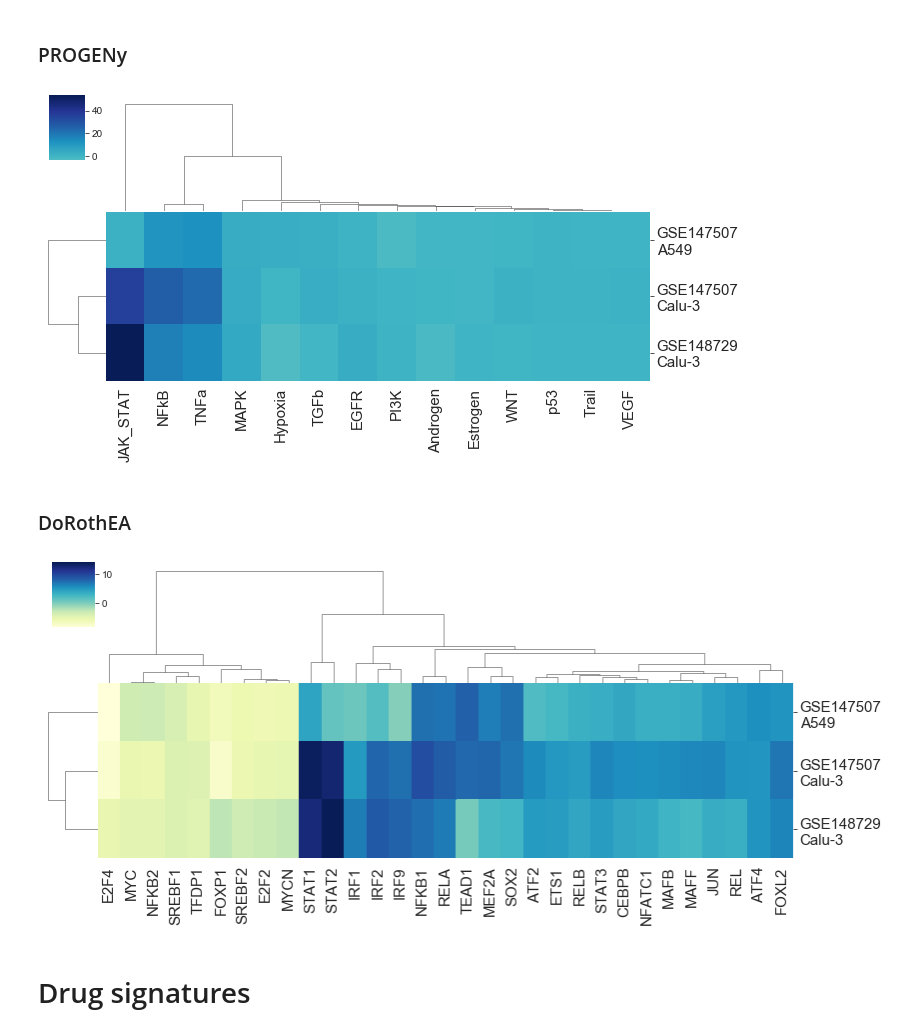
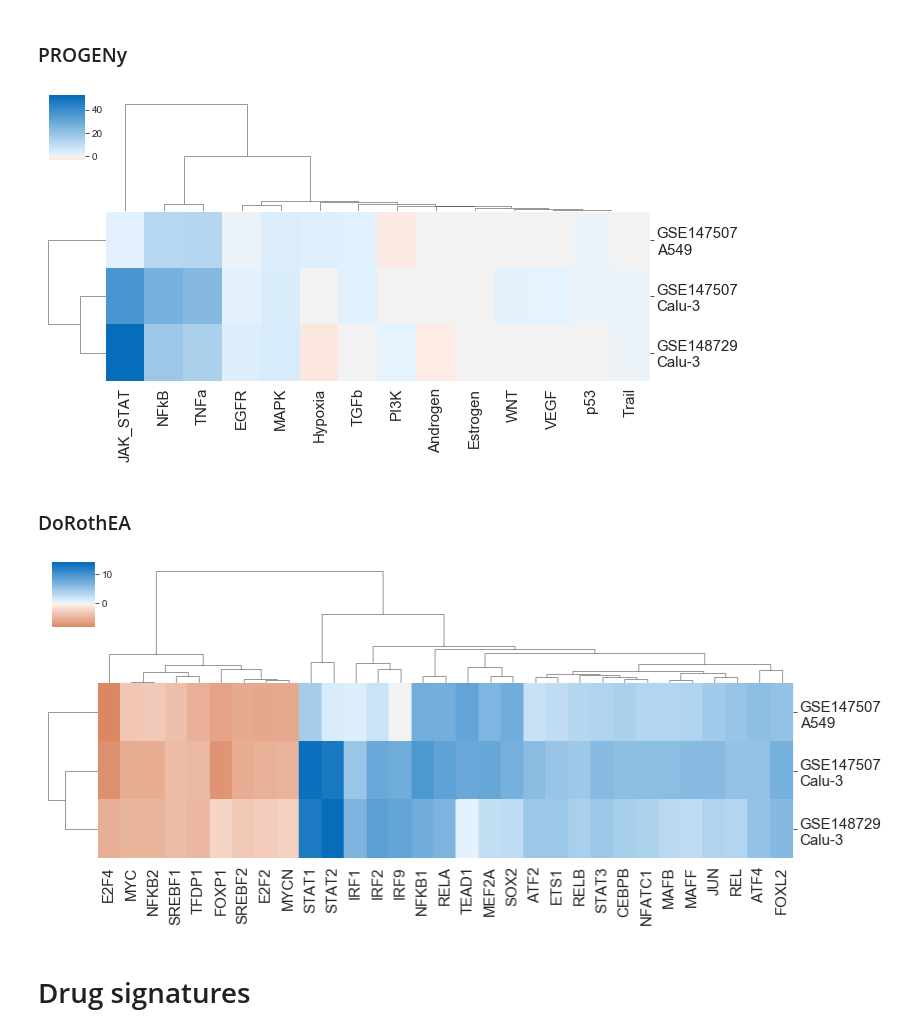
Before and after one commit to comp-sys-pharm/SARS-CoV-2-cholesterol, a Jupyter notebook: notebooks/2_Functional_analysis_of_virus_and_drug_signatures.ipynb, the cells around one changed output. Drawn from its saved outputs; the diff is of its cells as text; code cells hidden in the pictures.

```diff
--- a/notebooks/2_Functional_analysis_of_virus_and_drug_signatures.ipynb
+++ b/notebooks/2_Functional_analysis_of_virus_and_drug_signatures.ipynb
@@ -19,0 +35,3 @@ sns.set_style("whitegrid")
+# %%
+custom_palette = sns.diverging_palette(19, 250, sep=5, s = 99, as_cmap=True, center = 'light', l = 45)
+custom_palette_notcmap = sns.diverging_palette(19, 250, sep=5, s = 99, center = 'light', l = 45, n= 7)
@@ -31,12 +70,12 @@ virus_pathways = pd.read_csv('../results/microarray_and_rnaseq_progeny_z_biocond
 virus_pathways = virus_pathways[samples]
 virus_pathways.columns = ['GSE147507 A549', 'GSE147507 Calu-3', 'GSE148729 Calu-3']
 # %%
-g = sns.clustermap(virus_pathways.T,cmap='YlGnBu', figsize=(10,5), dendrogram_ratio=(.1, .4), center = 0)
+g = sns.clustermap(virus_pathways.T,cmap=custom_palette, figsize=(10,5), dendrogram_ratio=(.1, .4), center = 0)
 g.ax_heatmap.set_xticklabels(g.ax_heatmap.get_xmajorticklabels(), fontsize = 15)
 g.ax_heatmap.set_yticklabels((textwrap.fill(y.get_text(), 9) for y in g.ax_heatmap.get_ymajorticklabels()),
                              fontsize = 15)
 plt.show()
 # %% [output]
-[figure, old version]
+[figure, new version]
 # %% [markdown]
 ### DoRothEA
@@ -50,14 +87,14 @@ virus_tf_activities.index = ['GSE147507 A549', 'GSE147507 Calu-3', 'GSE148729 Ca
 # %%
 changed_tfs = virus_tf_activities.columns[virus_tf_activities.abs().mean()>4]
 # %%
-g = sns.clustermap(virus_tf_activities[changed_tfs],cmap='YlGnBu',xticklabels=True, figsize=(12,5),
-                  dendrogram_ratio=(.07, .4))
+g = sns.clustermap(virus_tf_activities[changed_tfs],cmap=custom_palette,xticklabels=True, figsize=(12,5),
+                  dendrogram_ratio=(.07, .4), center = 0)
 g.ax_heatmap.set_xticklabels(g.ax_heatmap.get_xmajorticklabels(), fontsize = 15)
 g.ax_heatmap.set_yticklabels((textwrap.fill(y.get_text(), 9) for y in g.ax_heatmap.get_ymajorticklabels()),
                              fontsize = 15)
 plt.show()
 # %% [output]
-[figure, old version]
+[figure, new version]
 # %% [markdown]
 # Drug signatures
 # %%
```
Also changed, not shown: parts of 15 cells of this notebook.
